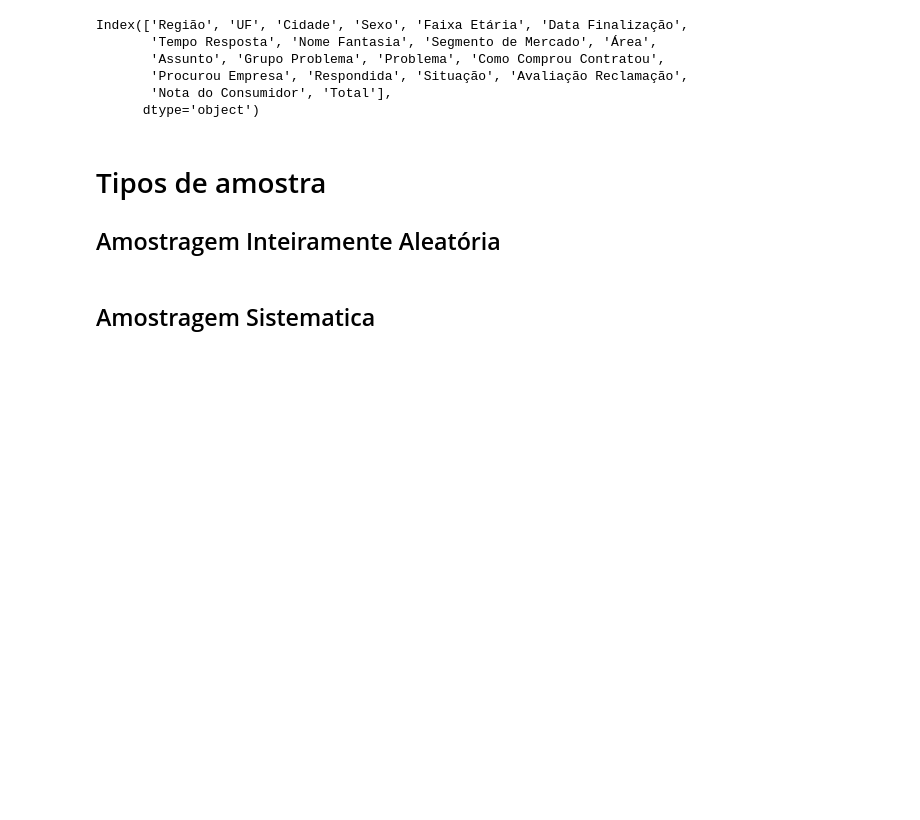
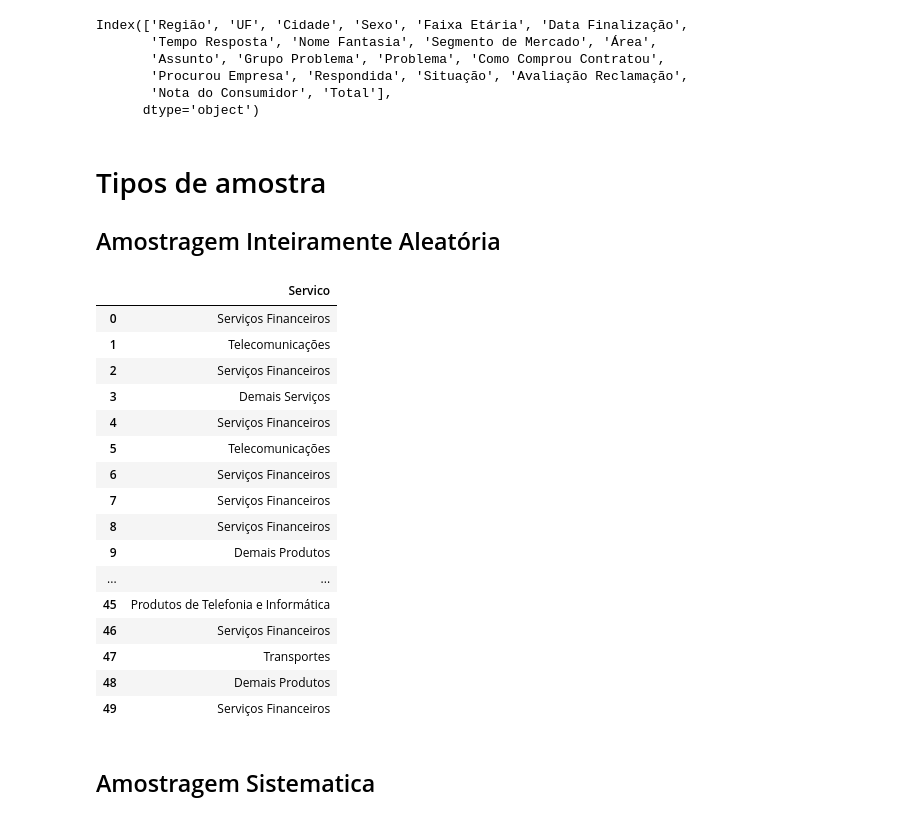
Before and after one commit to marcostark/estatistica-exploratoria, a Jupyter notebook: qualitativos.ipynb, the cells around one changed output. Saved outputs shown, nothing was run; the diff lists cells and outputs as text; code cells hidden in the pictures; blank space fills up the shorter version.

```diff
--- a/qualitativos.ipynb
+++ b/qualitativos.ipynb
@@ -43,21 +43,39 @@ Index(['Região', 'UF', 'Cidade', 'Sexo', 'Faixa Etária', 'Data Finalização',
 # %%
 import random
 
 aleatoria = []
 QUANTIDADE = 50 # Quantidade da amostra
 TAMANHO_LISTA = len(lista)
 
 numeros_aleatorios = random.sample(range(1,TAMANHO_LISTA), QUANTIDADE)
 
 for i in numeros_aleatorios:
     aleatoria.append(lista[i])
 
 #print(aleatoria)
 
 df = pd.DataFrame(aleatoria, columns=['Servico'])
 df.to_csv('tabela_servicos.csv')
-#df
+df
 #print(Counter(amostragem).most_common(len(amostragem))) # Retorna os termos mais frequentes
+# %% [output]
+|  | Servico |
+| 0 | Serviços Financeiros |
+| 1 | Telecomunicações |
+| 2 | Serviços Financeiros |
+| 3 | Demais Serviços |
+| 4 | Serviços Financeiros |
+| 5 | Telecomunicações |
+| 6 | Serviços Financeiros |
+| 7 | Serviços Financeiros |
+| 8 | Serviços Financeiros |
+| 9 | Demais Produtos |
+| ... | ... |
+| 45 | Produtos de Telefonia e Informática |
+| 46 | Serviços Financeiros |
+| 47 | Transportes |
+| 48 | Demais Produtos |
+| 49 | Serviços Financeiros |
 # %% [markdown]
 ## Amostragem Sistematica
 # %%
```
Also changed, not shown: parts of 2 cells of this notebook, 5 other files.
